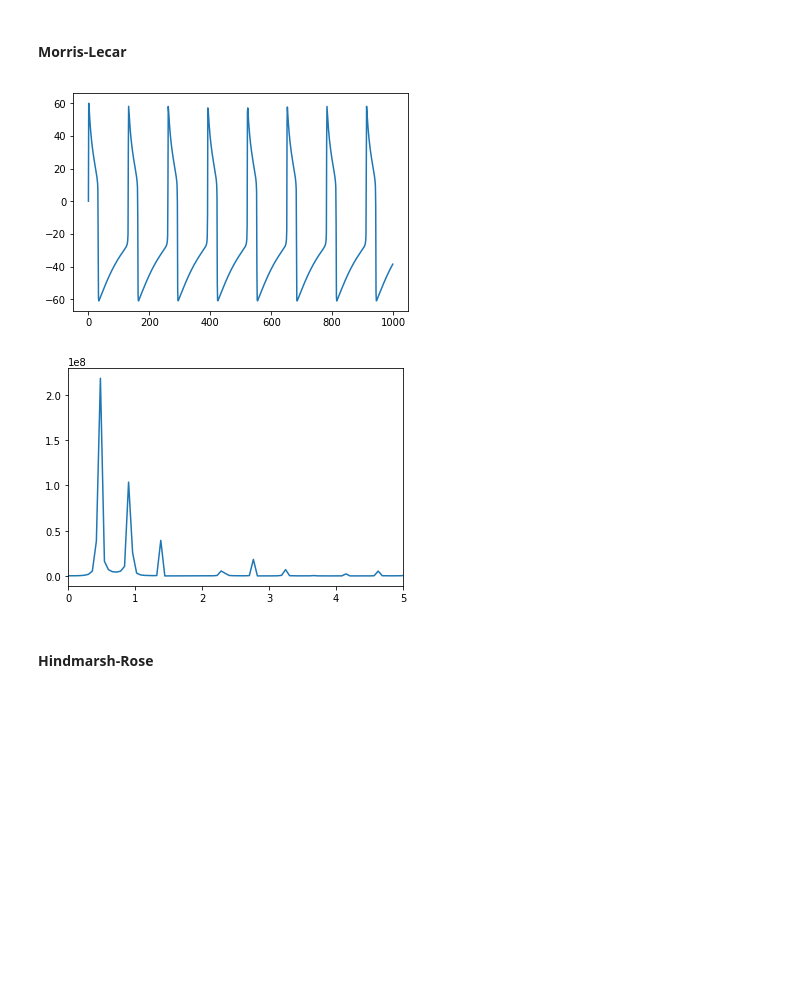
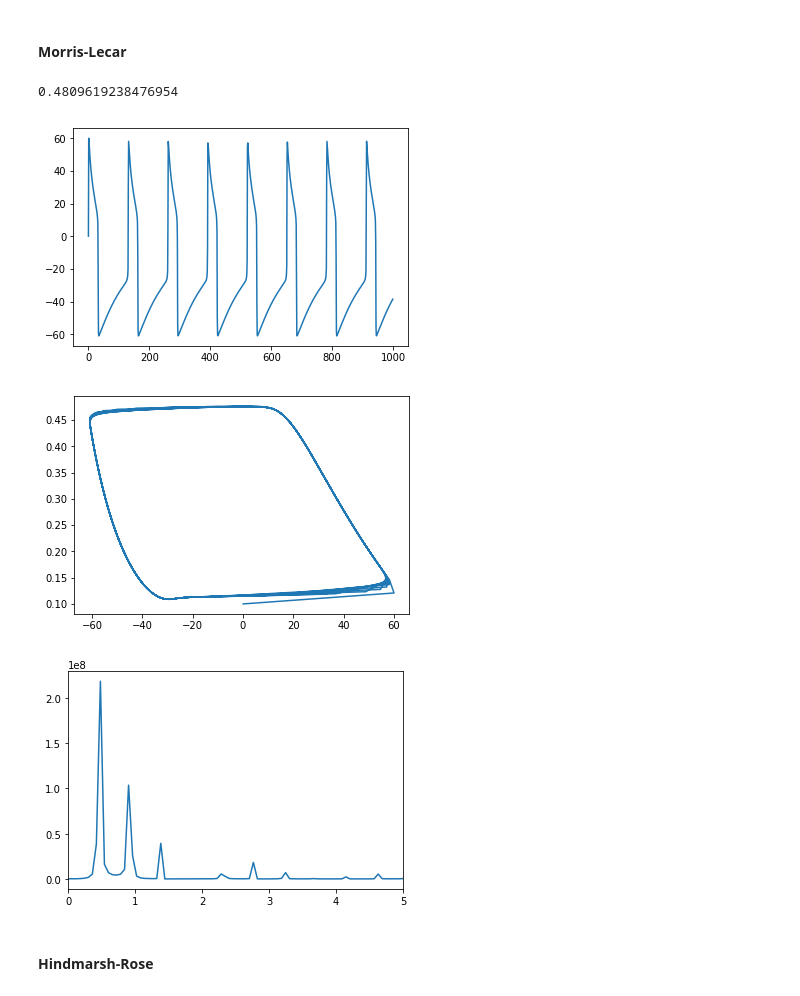
Before and after one commit to zthurman/fizzpy, a Jupyter notebook: Notebooks/Tensorflow/Nonlinear Dynamics.ipynb, the cells around one changed output. Drawn from its saved outputs; the diff is of its cells as text; code cells hidden in the pictures; blank space fills up the shorter version.

```diff
--- a/Notebooks/Tensorflow/Nonlinear Dynamics.ipynb
+++ b/Notebooks/Tensorflow/Nonlinear Dynamics.ipynb
@@ -44,8 +44,7 @@ logger.addFilter(WarningFilter())
 def generate_odesolution(function, initial_conditions, t0=0, tfinal=50, n=1000):
     init_state = tf.constant(initial_conditions, dtype=tf.float64)
     t = np.linspace(t0, tfinal, num=n)
-    tensor_state, tensor_info = tf.contrib.integrate.odeint(
-            function, init_state, t, full_output=True)
+    tensor_state, tensor_info = tf.contrib.integrate.odeint(function, init_state, t, full_output=True)
     return [tensor_state, tensor_info]
 
 # Generate a power spectrum, gotta do some twerking to get the shpongle fongled
@@ -53,17 +52,25 @@ def generate_odesolution(function, initial_conditions, t0=0, tfinal=50, n=1000):
 def generate_powerspectrum(membranepotential):
     Y = np.mean(membranepotential)    # determine DC component of membrane potential signal
     X = membranepotential - Y         # subtract DC component from PS to get rid of peak at 0
-
     fdata = X.size
     ps = abs(fft(X))**2
     time_step = 1 / 30
     freqs = fftfreq(int(fdata/2 - 1), time_step)
     idx = np.argsort(freqs)
+    return freqs, ps, idx
 
-    plt.figure()
-    plt.plot(freqs[idx], ps[idx])
-    plt.xlim(0, 5)
-    return plt.show()
+# Generate the max frequency of the membrane potential at a given input
+
+def generate_maxfrequency(membranepotential):
+    Y = np.mean(membranepotential)    # determine DC component of membrane potential signal
+    X = membranepotential - Y         # subtract DC component from PS to get rid of peak at 0
+    fdata = X.size
+    ps = abs(fft(X))**2
+    time_step = 1 / 30
+    freqs = fftfreq(int(fdata/2 - 1), time_step)
+    idx = np.argmax(np.abs(ps))
+    maxfreq = freqs[idx]
+    return maxfreq
 # %% [markdown]
 #### Lorenz Attractor
 # %%
@@ -122,32 +150,45 @@ generate_powerspectrum(v)
 # %%
 vk = -84
 gk = 8
 vca = 130
 gca = 4.4
 vl = -60
 gl = 2
 phi = 0.04
 v1 = -1.2
 v2 = 18
 v3 = 2
 v4 = 30
 iapp = 80
 inits = [0.1, 0.1]
 
 def morrislecar_equation(state, t):
     v, n = tf.unstack(state)
     dv = (-gca*(0.5*(1 + tf.tanh((v - v1)/v2)))*(v - vca) - gk*n*(v - vk) - gl*(v - vl) + iapp)
     dn = (phi*((0.5*(1 + tf.tanh((v - v3)/v4))) - n))/(1/tf.cosh((v - v3)/(2*v4)))
     return tf.stack([dv, dn])
 
 sess = tf.Session()
 state, info = sess.run(generate_odesolution(morrislecar_equation, inits, tfinal=500))
 v, n = state.T
+
+plt.figure()
 plt.plot(v)
-generate_powerspectrum(v)
+
+plt.figure()
+plt.plot(v,n)
+
+freq, ps, idx = generate_powerspectrum(v)
+plt.figure()
+plt.plot(freqs[idx], ps[idx])
+plt.xlim(0, 5)
+
+print(generate_maxfrequency(v))
 # %% [output]
+0.4809619238476954
 [figure]
-[figure, old version]
+[figure, new version]
+[figure, added]
 # %% [markdown]
 #### Hindmarsh-Rose
 # %%
```
Also changed, not shown: parts of 5 cells of this notebook.
